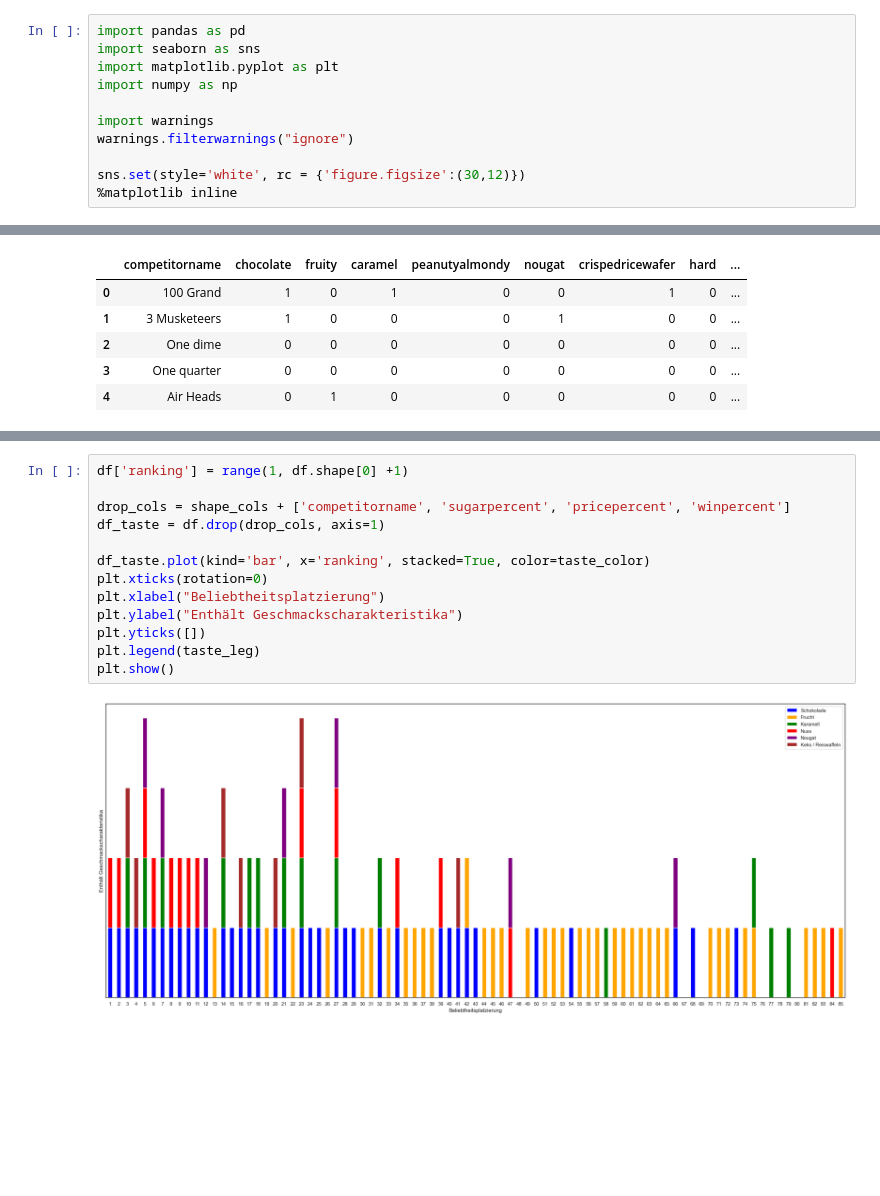
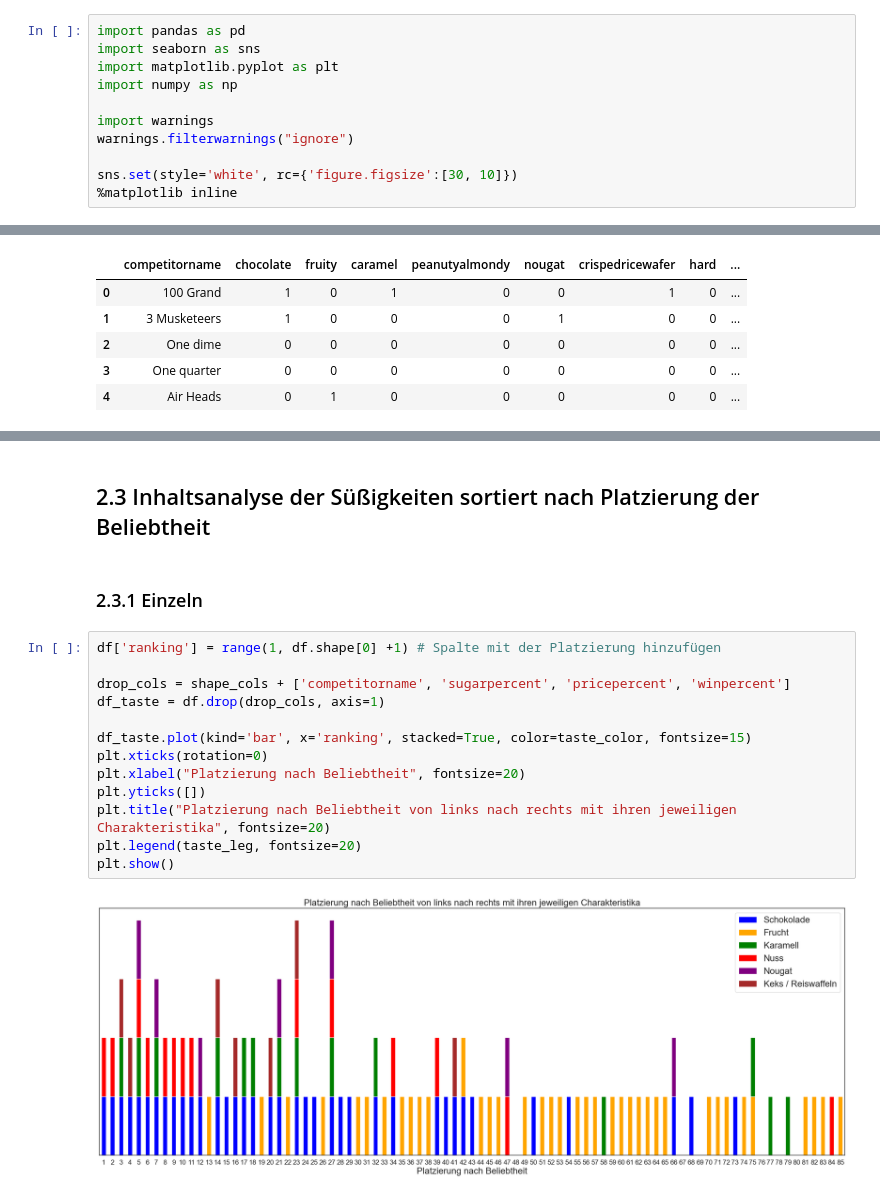
Before and after one commit to TimOliverWalter/CaseStudy_CandyData, a Jupyter notebook: case_study.ipynb, the cells around one changed output, grey strips where cells are left out. Saved outputs shown, nothing was run; the diff lists cells and outputs as text; blank space fills up the shorter version.

```diff
--- a/case_study.ipynb
+++ b/case_study.ipynb
@@ -7,6 +7,6 @@ import numpy as np
 import warnings
 warnings.filterwarnings("ignore")
 
-sns.set(style='white', rc = {'figure.figsize':(30,12)})
+sns.set(style='white', rc={'figure.figsize':[30, 10]})
 %matplotlib inline
 # %% [markdown]
@@ -113,15 +144,19 @@ plt.show()
+# %% [markdown]
+## 2.3 Inhaltsanalyse der Süßigkeiten sortiert nach Platzierung der Beliebtheit
+# %% [markdown]
+### 2.3.1 Einzeln
 # %%
-df['ranking'] = range(1, df.shape[0] +1)
+df['ranking'] = range(1, df.shape[0] +1) # Spalte mit der Platzierung hinzufügen
 
 drop_cols = shape_cols + ['competitorname', 'sugarpercent', 'pricepercent', 'winpercent']
 df_taste = df.drop(drop_cols, axis=1)
 
-df_taste.plot(kind='bar', x='ranking', stacked=True, color=taste_color)
+df_taste.plot(kind='bar', x='ranking', stacked=True, color=taste_color, fontsize=15)
 plt.xticks(rotation=0)
-plt.xlabel("Beliebtheitsplatzierung")
-plt.ylabel("Enthält Geschmackscharakteristika")
+plt.xlabel("Platzierung nach Beliebtheit", fontsize=20)
 plt.yticks([])
-plt.legend(taste_leg)
+plt.title("Platzierung nach Beliebtheit von links nach rechts mit ihren jeweiligen Charakteristika", fontsize=20)
+plt.legend(taste_leg, fontsize=20)
 plt.show()
 # %% [output]
-[figure, old version]
+[figure, new version]
```
Also changed, not shown: parts of 42 cells of this notebook.
